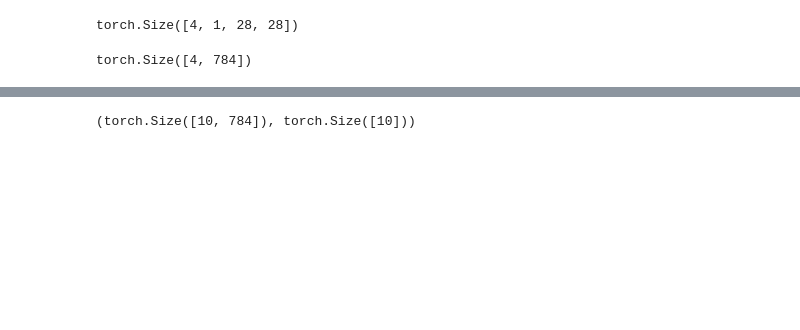
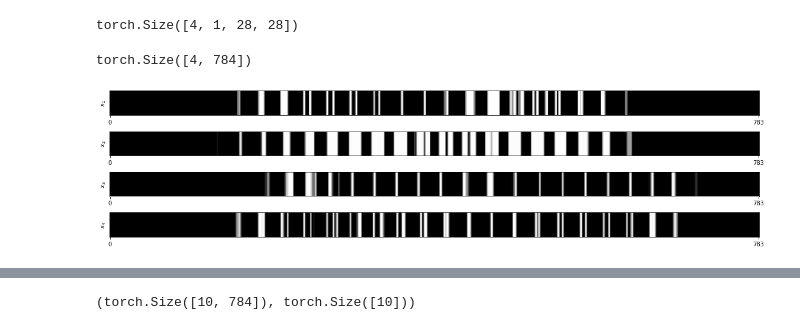
Before and after one commit to MU-CSE627/MU-CSE627, a Jupyter notebook: labs/lab-03-neural-net/pytorch-convnet.ipynb, the cells around one changed output, grey strips where cells are left out. Saved outputs shown, nothing was run; the diff lists cells and outputs as text; code cells hidden in the pictures; blank space fills up the shorter version.

```diff
--- a/labs/lab-03-neural-net/pytorch-convnet.ipynb
+++ b/labs/lab-03-neural-net/pytorch-convnet.ipynb
@@ -146,3 +170,13 @@ x = x.reshape(x.shape[0], -1)
 x.shape
 # %% [output]
 torch.Size([4, 784])
+# %%
+figure(figsize=(16, 4))
+for i, xi in enumerate(x, start=1):
+    subplot(len(x), 1, i)
+    imshow(xi[None], aspect='auto')
+    yticks([]);  xticks([0, len(xi)-1])
+    ylabel(rf'$x_{i}$')
+tight_layout()
+# %% [output]
+[figure, added]
```
Also changed, not shown: parts of 45 cells of this notebook.
